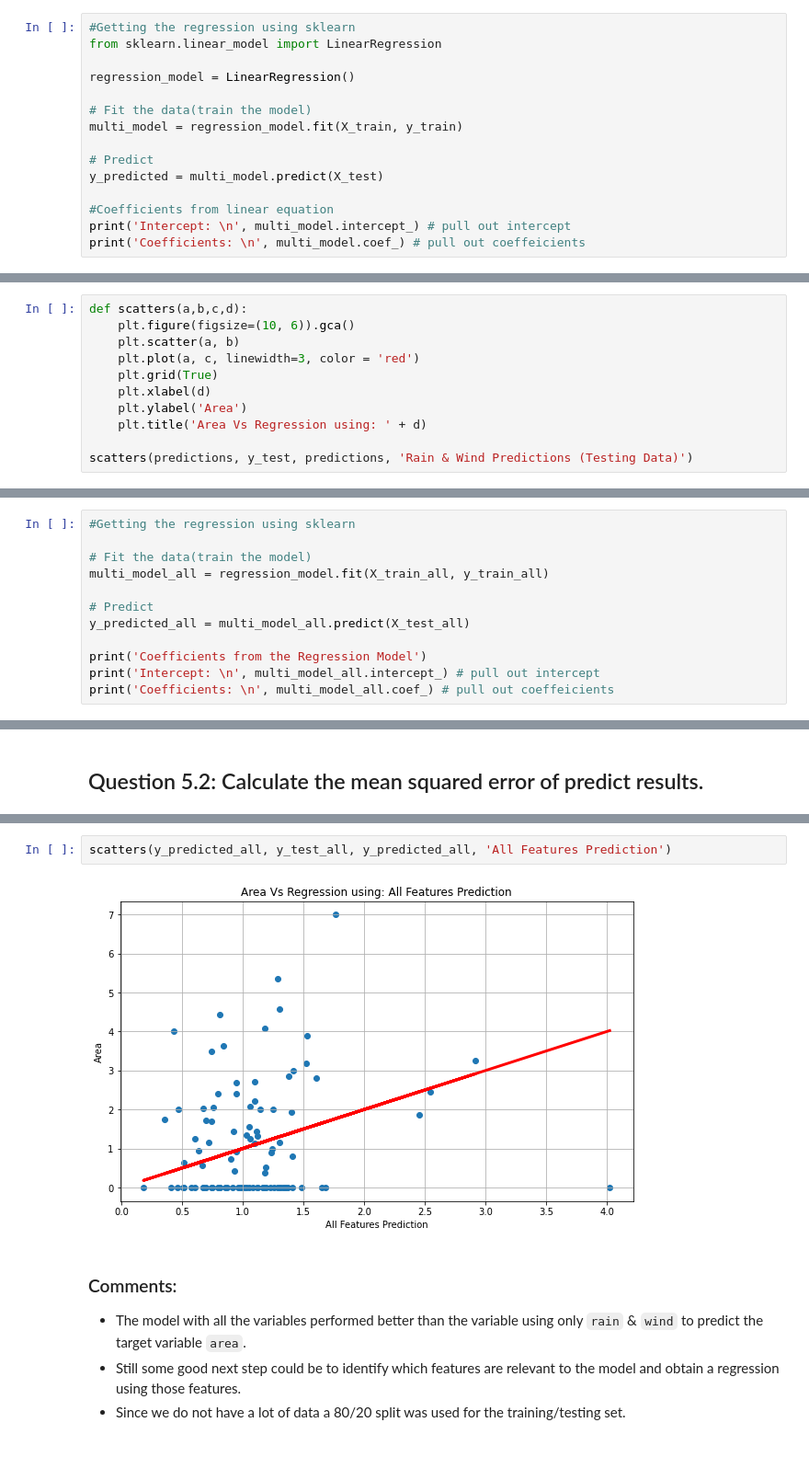
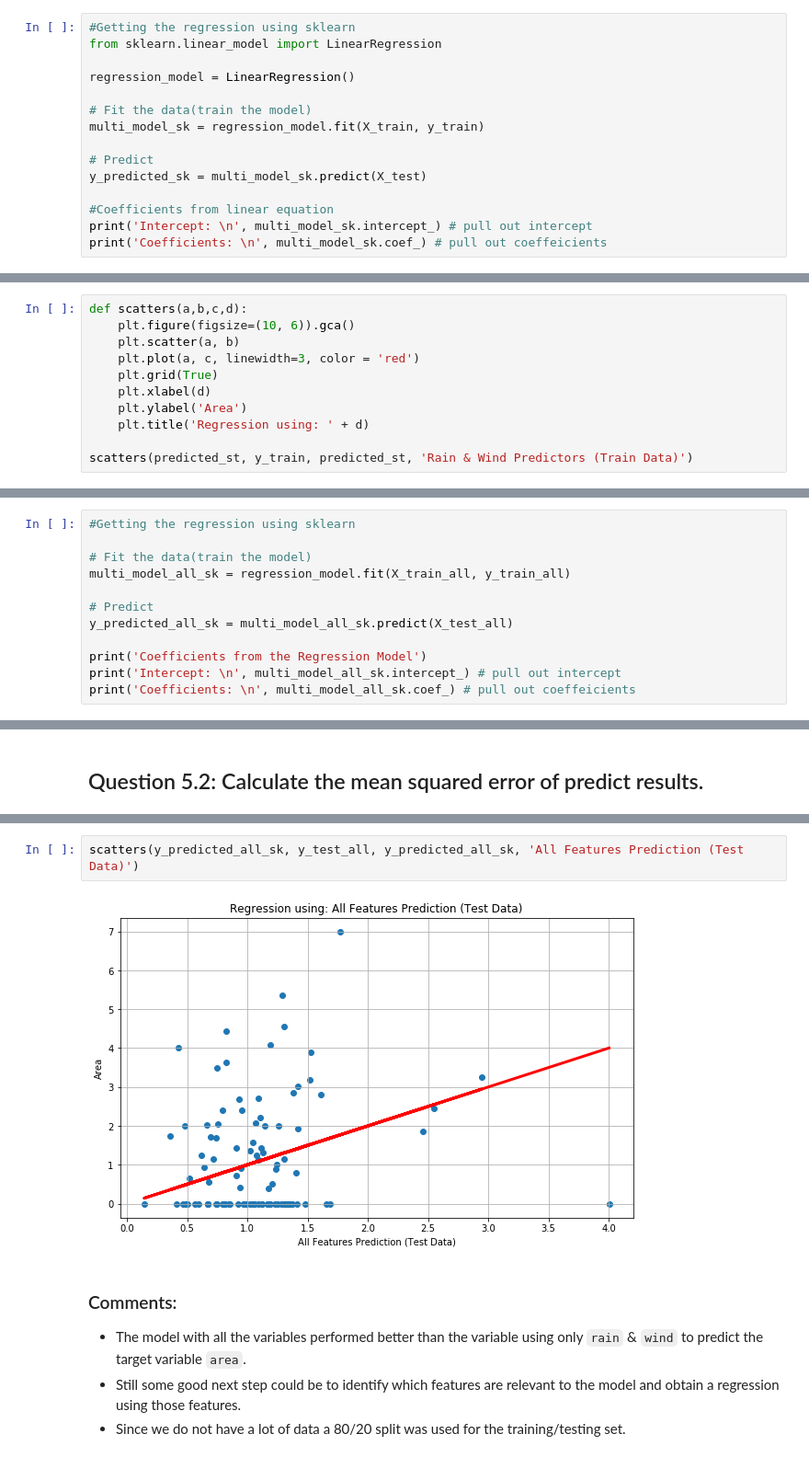
Before and after one commit to rodolfolermacontreras/ML_1_Assignment_2, a Jupyter notebook: MLEARN510-Lesson02-Rodolfo_Lerma.ipynb, the cells around one changed output, grey strips where cells are left out. Shown at 92% size. Drawn from its saved outputs; the diff is of its cells as text.

```diff
--- a/MLEARN510-Lesson02-Rodolfo_Lerma.ipynb
+++ b/MLEARN510-Lesson02-Rodolfo_Lerma.ipynb
@@ -298,14 +308,14 @@ from sklearn.linear_model import LinearRegression
 regression_model = LinearRegression()
 
 # Fit the data(train the model)
-multi_model = regression_model.fit(X_train, y_train)
+multi_model_sk = regression_model.fit(X_train, y_train)
 
 # Predict
-y_predicted = multi_model.predict(X_test)
+y_predicted_sk = multi_model_sk.predict(X_test)
 
 #Coefficients from linear equation
-print('Intercept: \n', multi_model.intercept_) # pull out intercept
-print('Coefficients: \n', multi_model.coef_) # pull out coeffeicients
+print('Intercept: \n', multi_model_sk.intercept_) # pull out intercept
+print('Coefficients: \n', multi_model_sk.coef_) # pull out coeffeicients
 # %% [output]
 Intercept:
  1.1104915589343414
@@ -374,7 +403,7 @@ def scatters(a,b,c,d):
     plt.grid(True)
     plt.xlabel(d)
     plt.ylabel('Area')
-    plt.title('Area Vs Regression using: ' + d)
+    plt.title('Regression using: ' + d)
 
-scatters(predictions, y_test, predictions, 'Rain & Wind Predictions (Testing Data)')
+scatters(predicted_st, y_train, predicted_st, 'Rain & Wind Predictors (Train Data)')
 # %% [output]
@@ -416,14 +471,14 @@ X_train_all, X_test_all, y_train_all, y_test_all = train_test_split(attributes_a
 #Getting the regression using sklearn
 
 # Fit the data(train the model)
-multi_model_all = regression_model.fit(X_train_all, y_train_all)
+multi_model_all_sk = regression_model.fit(X_train_all, y_train_all)
 
 # Predict
-y_predicted_all = multi_model_all.predict(X_test_all)
+y_predicted_all_sk = multi_model_all_sk.predict(X_test_all)
 
 print('Coefficients from the Regression Model')
-print('Intercept: \n', multi_model_all.intercept_) # pull out intercept
-print('Coefficients: \n', multi_model_all.coef_) # pull out coeffeicients
+print('Intercept: \n', multi_model_all_sk.intercept_) # pull out intercept
+print('Coefficients: \n', multi_model_all_sk.coef_) # pull out coeffeicients
 # %% [output]
 Coefficients from the Regression Model
 Intercept:
@@ -491,7 +579,7 @@ histograms(multi_model_all_other, 'Residual on the Training Model: All features'
 # %%
-scatters(y_predicted_all, y_test_all, y_predicted_all, 'All Features Prediction')
+scatters(y_predicted_all_sk, y_test_all, y_predicted_all_sk, 'All Features Prediction (Test Data)')
 # %% [output]
-[figure, old version]
+[figure, new version]
 # %% [markdown]
 ### Comments:
 
```
Also changed, not shown: parts of 36 cells of this notebook.
